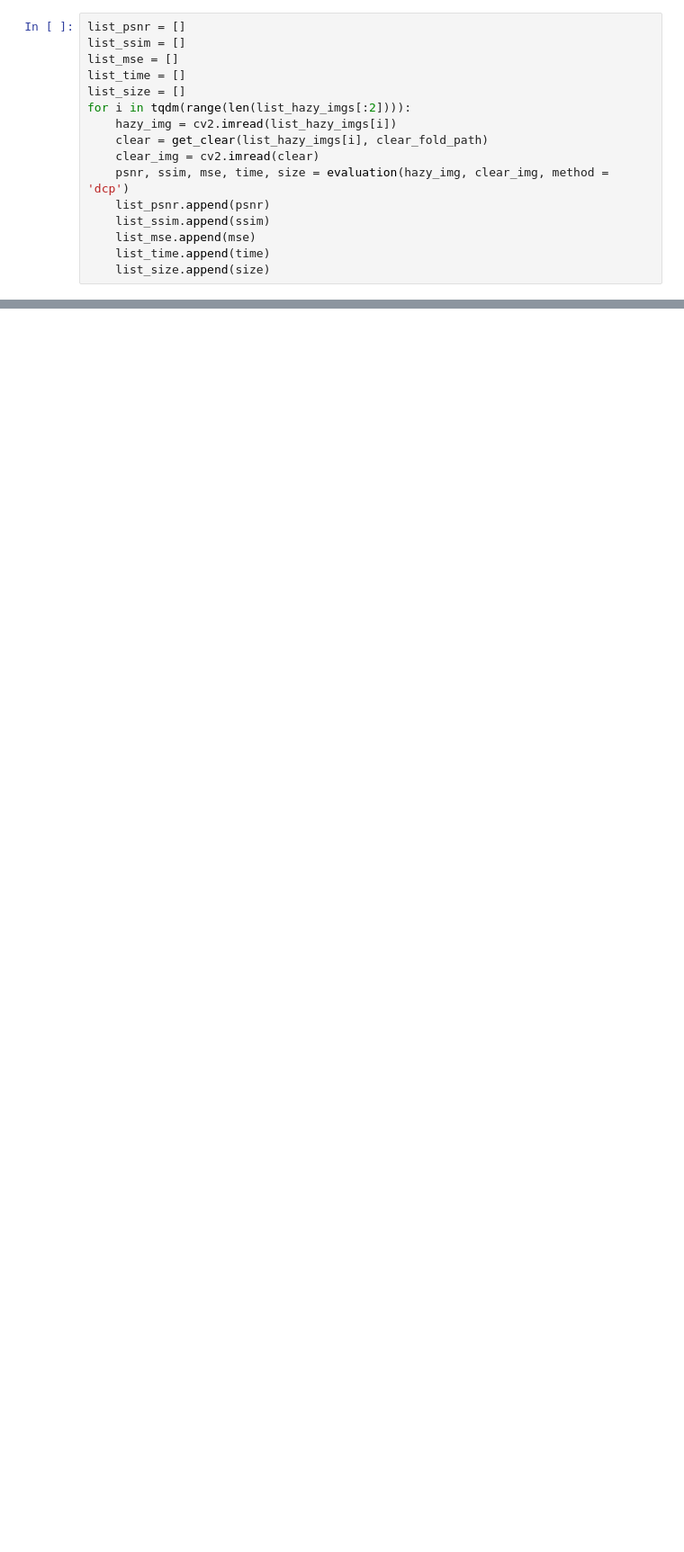
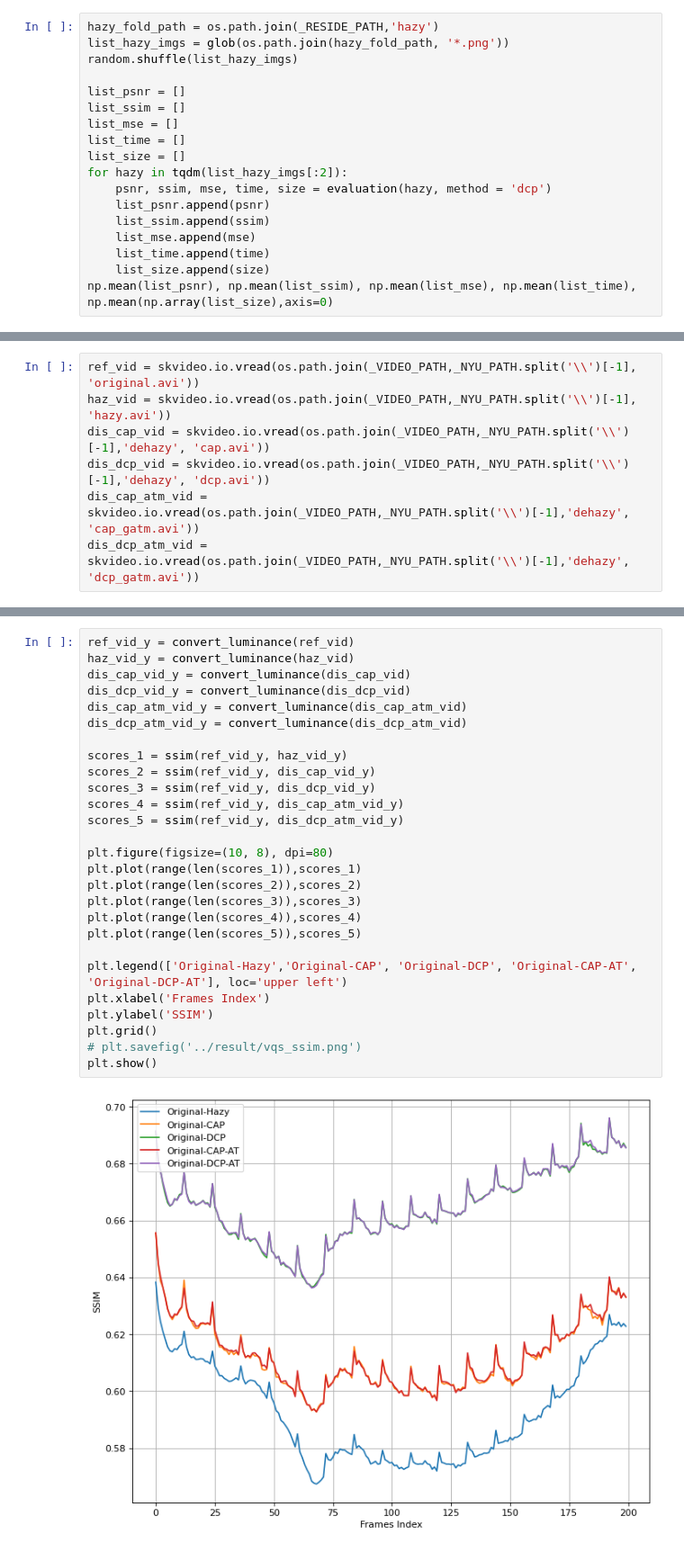
Before and after one commit to taindp98/trait_video, a Jupyter notebook: code/evaluation.ipynb, the cells around one changed output, grey strips where cells are left out. Shown at 90% size. Drawn from its saved outputs; the diff is of its cells as text; blank space fills up the shorter version.

```diff
--- a/code/evaluation.ipynb
+++ b/code/evaluation.ipynb
@@ -98,17 +133,19 @@ random.shuffle(list_hazy_imgs)
 # %%
+hazy_fold_path = os.path.join(_RESIDE_PATH,'hazy')
+list_hazy_imgs = glob(os.path.join(hazy_fold_path, '*.png'))
+random.shuffle(list_hazy_imgs)
+
 list_psnr = []
 list_ssim = []
 list_mse = []
 list_time = []
 list_size = []
-for i in tqdm(range(len(list_hazy_imgs[:2]))):
-    hazy_img = cv2.imread(list_hazy_imgs[i])
-    clear = get_clear(list_hazy_imgs[i], clear_fold_path)
-    clear_img = cv2.imread(clear)
-    psnr, ssim, mse, time, size = evaluation(hazy_img, clear_img, method = 'dcp')
+for hazy in tqdm(list_hazy_imgs[:2]):
+    psnr, ssim, mse, time, size = evaluation(hazy, method = 'dcp')
     list_psnr.append(psnr)
     list_ssim.append(ssim)
     list_mse.append(mse)
     list_time.append(time)
     list_size.append(size)
+np.mean(list_psnr), np.mean(list_ssim), np.mean(list_mse), np.mean(list_time), np.mean(np.array(list_size),axis=0)
 # %% [output]
@@ -144,0 +159,7 @@ np.mean(list_psnr), np.mean(list_ssim), np.mean(list_mse), np.mean(list_time), n
+# %%
+ref_vid = skvideo.io.vread(os.path.join(_VIDEO_PATH,_NYU_PATH.split('\\')[-1], 'original.avi'))
+haz_vid = skvideo.io.vread(os.path.join(_VIDEO_PATH,_NYU_PATH.split('\\')[-1], 'hazy.avi'))
+dis_cap_vid = skvideo.io.vread(os.path.join(_VIDEO_PATH,_NYU_PATH.split('\\')[-1],'dehazy', 'cap.avi'))
+dis_dcp_vid = skvideo.io.vread(os.path.join(_VIDEO_PATH,_NYU_PATH.split('\\')[-1],'dehazy', 'dcp.avi'))
+dis_cap_atm_vid = skvideo.io.vread(os.path.join(_VIDEO_PATH,_NYU_PATH.split('\\')[-1],'dehazy', 'cap_gatm.avi'))
+dis_dcp_atm_vid = skvideo.io.vread(os.path.join(_VIDEO_PATH,_NYU_PATH.split('\\')[-1],'dehazy', 'dcp_gatm.avi'))
@@ -144,0 +259,29 @@ np.mean(list_psnr), np.mean(list_ssim), np.mean(list_mse), np.mean(list_time), n
+# %%
+ref_vid_y = convert_luminance(ref_vid)
+haz_vid_y = convert_luminance(haz_vid)
+dis_cap_vid_y = convert_luminance(dis_cap_vid)
+dis_dcp_vid_y = convert_luminance(dis_dcp_vid)
+dis_cap_atm_vid_y = convert_luminance(dis_cap_atm_vid)
+dis_dcp_atm_vid_y = convert_luminance(dis_dcp_atm_vid)
+
+scores_1 = ssim(ref_vid_y, haz_vid_y)
+scores_2 = ssim(ref_vid_y, dis_cap_vid_y)
+scores_3 = ssim(ref_vid_y, dis_dcp_vid_y)
+scores_4 = ssim(ref_vid_y, dis_cap_atm_vid_y)
+scores_5 = ssim(ref_vid_y, dis_dcp_atm_vid_y)
+
+plt.figure(figsize=(10, 8), dpi=80)
+plt.plot(range(len(scores_1)),scores_1)
+plt.plot(range(len(scores_2)),scores_2)
+plt.plot(range(len(scores_3)),scores_3)
+plt.plot(range(len(scores_4)),scores_4)
+plt.plot(range(len(scores_5)),scores_5)
+
+plt.legend(['Original-Hazy','Original-CAP', 'Original-DCP', 'Original-CAP-AT', 'Original-DCP-AT'], loc='upper left')
+plt.xlabel('Frames Index')
+plt.ylabel('SSIM')
+plt.grid()
+# plt.savefig('../result/vqs_ssim.png')
+plt.show()
+# %% [output]
+[figure, added]
```
Also changed, not shown: parts of 25 cells of this notebook, 17 other files.
